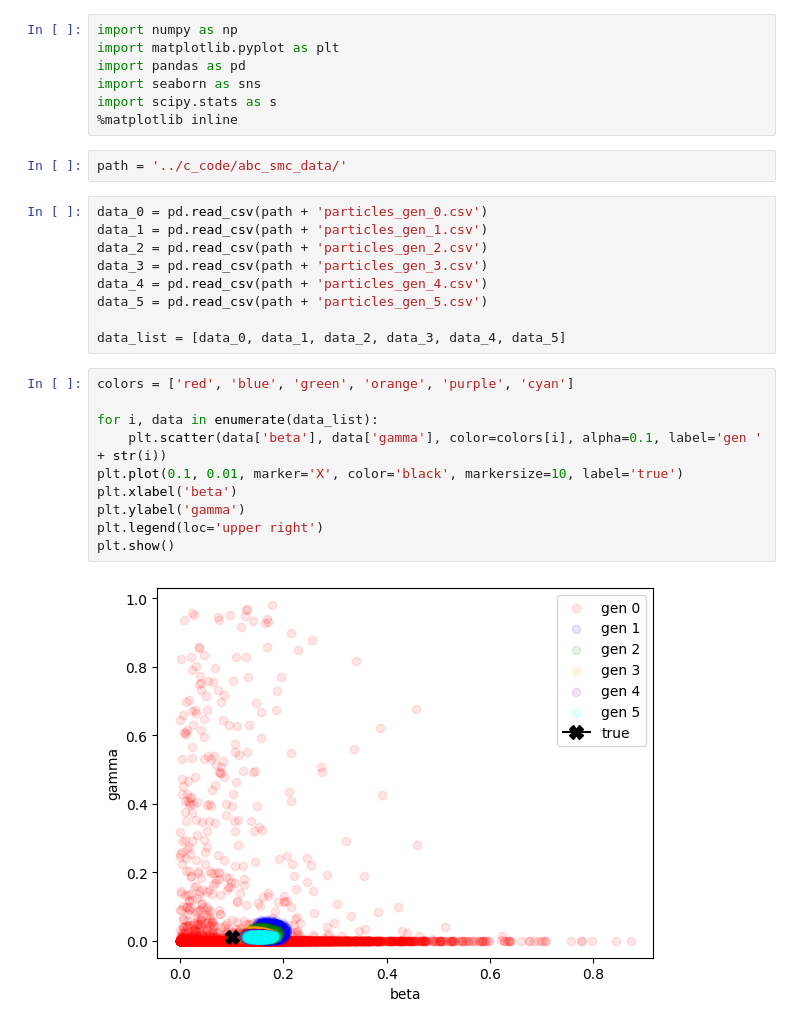
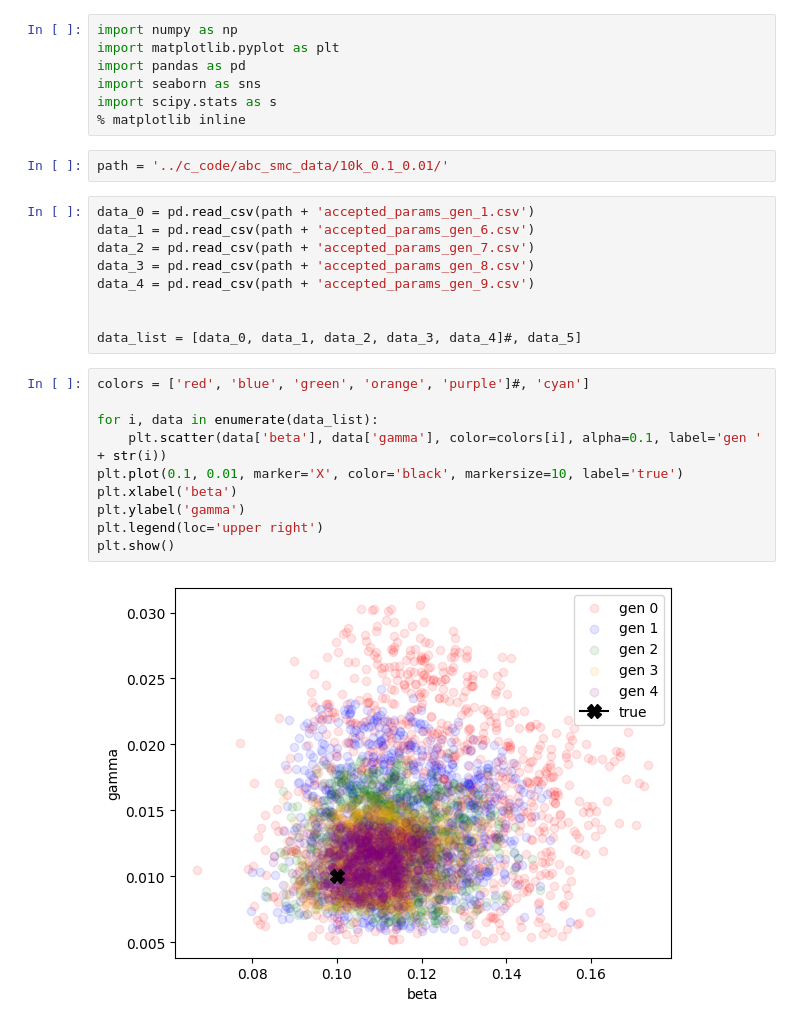
Before and after one commit to Berto70/abc_sir, a Jupyter notebook: py_code/smc_test.ipynb, the cells around one changed output. Drawn from its saved outputs; the diff is of its cells as text.

```diff
--- a/py_code/smc_test.ipynb
+++ b/py_code/smc_test.ipynb
@@ -4,27 +4,27 @@ import matplotlib.pyplot as plt
 import pandas as pd
 import seaborn as sns
 import scipy.stats as s
-%matplotlib inline
+% matplotlib inline
 # %%
-path = '../c_code/abc_smc_data/'
+path = '../c_code/abc_smc_data/10k_0.1_0.01/'
 # %%
-data_0 = pd.read_csv(path + 'particles_gen_0.csv')
-data_1 = pd.read_csv(path + 'particles_gen_1.csv')
-data_2 = pd.read_csv(path + 'particles_gen_2.csv')
-data_3 = pd.read_csv(path + 'particles_gen_3.csv')
-data_4 = pd.read_csv(path + 'particles_gen_4.csv')
-data_5 = pd.read_csv(path + 'particles_gen_5.csv')
+data_0 = pd.read_csv(path + 'accepted_params_gen_1.csv')
+data_1 = pd.read_csv(path + 'accepted_params_gen_6.csv')
+data_2 = pd.read_csv(path + 'accepted_params_gen_7.csv')
+data_3 = pd.read_csv(path + 'accepted_params_gen_8.csv')
+data_4 = pd.read_csv(path + 'accepted_params_gen_9.csv')
 
-data_list = [data_0, data_1, data_2, data_3, data_4, data_5]
+
+data_list = [data_0, data_1, data_2, data_3, data_4]#, data_5]
 # %%
-colors = ['red', 'blue', 'green', 'orange', 'purple', 'cyan']
+colors = ['red', 'blue', 'green', 'orange', 'purple']#, 'cyan']
 
 for i, data in enumerate(data_list):
     plt.scatter(data['beta'], data['gamma'], color=colors[i], alpha=0.1, label='gen ' + str(i))
 plt.plot(0.1, 0.01, marker='X', color='black', markersize=10, label='true')
 plt.xlabel('beta')
 plt.ylabel('gamma')
 plt.legend(loc='upper right')
 plt.show()
 # %% [output]
-[figure, old version]
+[figure, new version]
```
Also changed, not shown: parts of 14 cells of this notebook.
